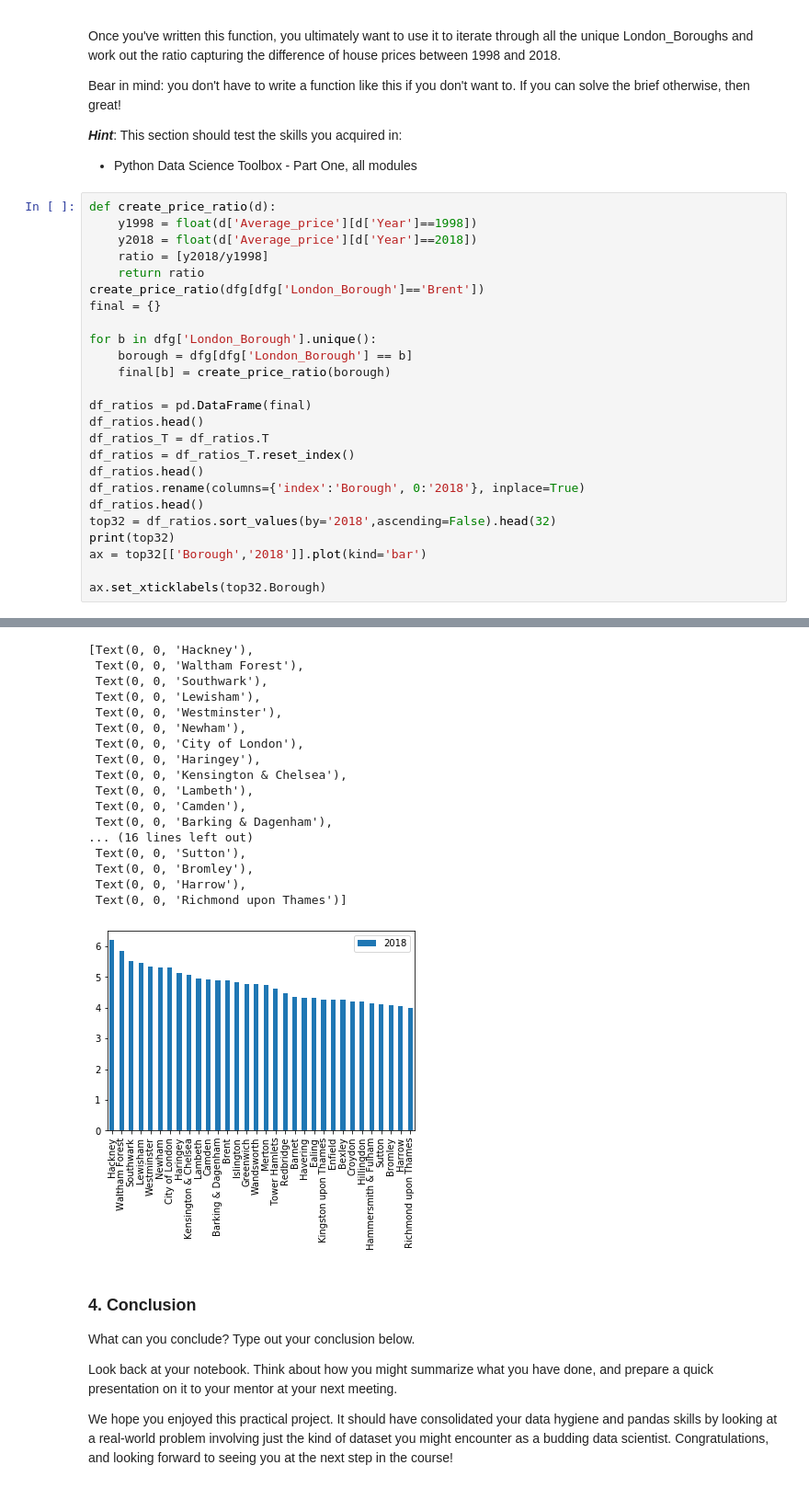
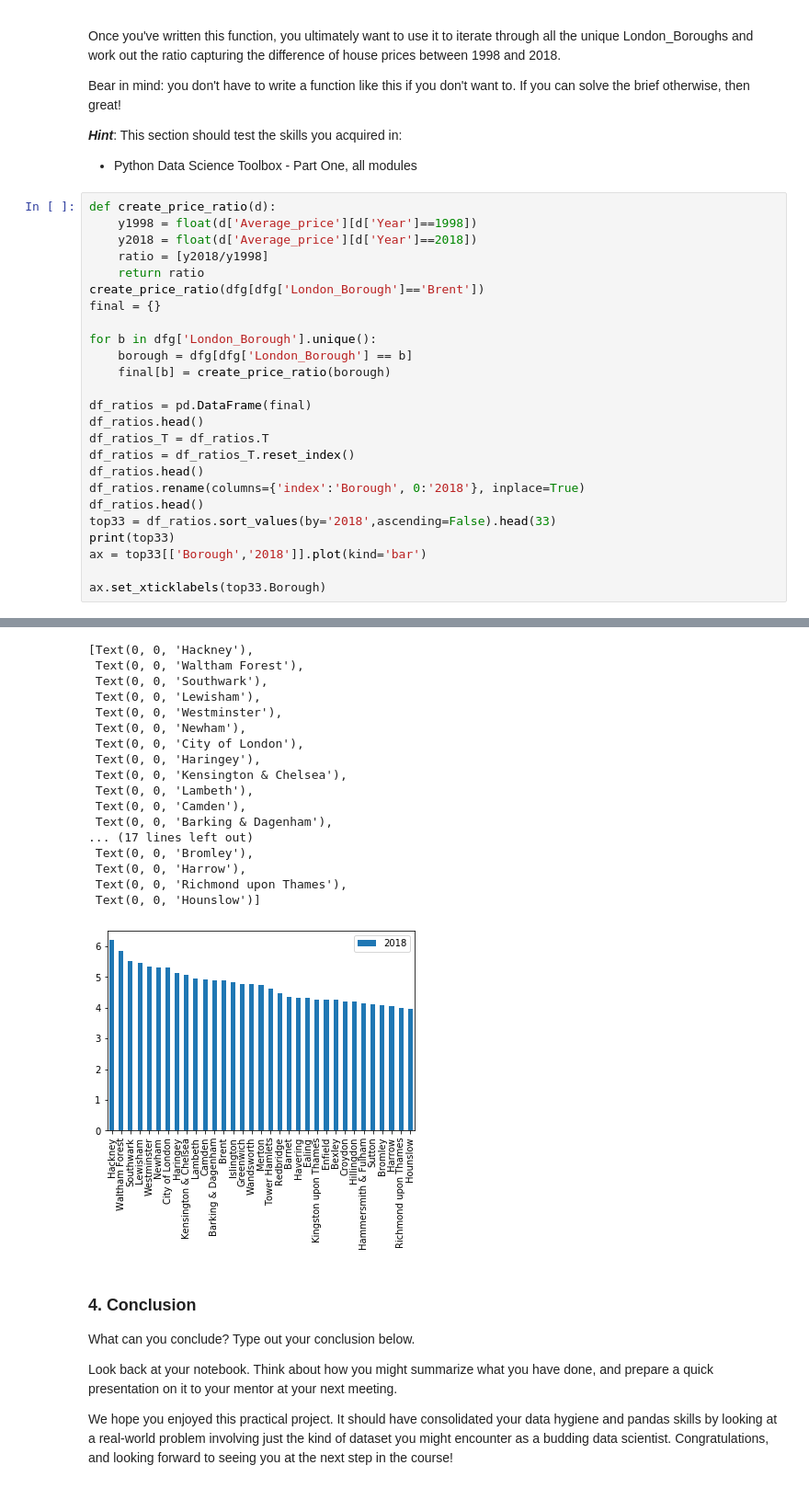
Before and after one commit to rachelshen0109/Springboard, a Jupyter notebook: Tier3.ipynb, the cells around one changed output, grey strips where cells are left out. Shown: that part at 92% size. Drawn from its saved outputs; the diff is of its cells as text.

```diff
--- a/Tier3.ipynb
+++ b/Tier3.ipynb
@@ -285,11 +285,11 @@ df_ratios = df_ratios_T.reset_index()
 df_ratios.head()
 df_ratios.rename(columns={'index':'Borough', 0:'2018'}, inplace=True)
 df_ratios.head()
-top32 = df_ratios.sort_values(by='2018',ascending=False).head(32)
-print(top32)
-ax = top32[['Borough','2018']].plot(kind='bar')
+top33 = df_ratios.sort_values(by='2018',ascending=False).head(33)
+print(top33)
+ax = top33[['Borough','2018']].plot(kind='bar')
 
-ax.set_xticklabels(top32.Borough)
+ax.set_xticklabels(top33.Borough)
 # %% [output]
                  Borough      2018
 11               Hackney  6.198286
@@ -311,21 +311,21 @@ ax.set_xticklabels(top32.Borough)
 [Text(0, 0, 'Hackney'),
  Text(0, 0, 'Waltham Forest'),
  Text(0, 0, 'Southwark'),
  Text(0, 0, 'Lewisham'),
  Text(0, 0, 'Westminster'),
  Text(0, 0, 'Newham'),
  Text(0, 0, 'City of London'),
  Text(0, 0, 'Haringey'),
  Text(0, 0, 'Kensington & Chelsea'),
  Text(0, 0, 'Lambeth'),
  Text(0, 0, 'Camden'),
  Text(0, 0, 'Barking & Dagenham'),
-... (16 lines left out)
- Text(0, 0, 'Sutton'),
+... (17 lines left out)
  Text(0, 0, 'Bromley'),
  Text(0, 0, 'Harrow'),
- Text(0, 0, 'Richmond upon Thames')]
+ Text(0, 0, 'Richmond upon Thames'),
+ Text(0, 0, 'Hounslow')]
-[figure, old version]
+[figure, new version]
 # %% [markdown]
 ### 4. Conclusion
 What can you conclude? Type out your conclusion below.
```
Also changed, not shown: parts of 1 cell of this notebook.
